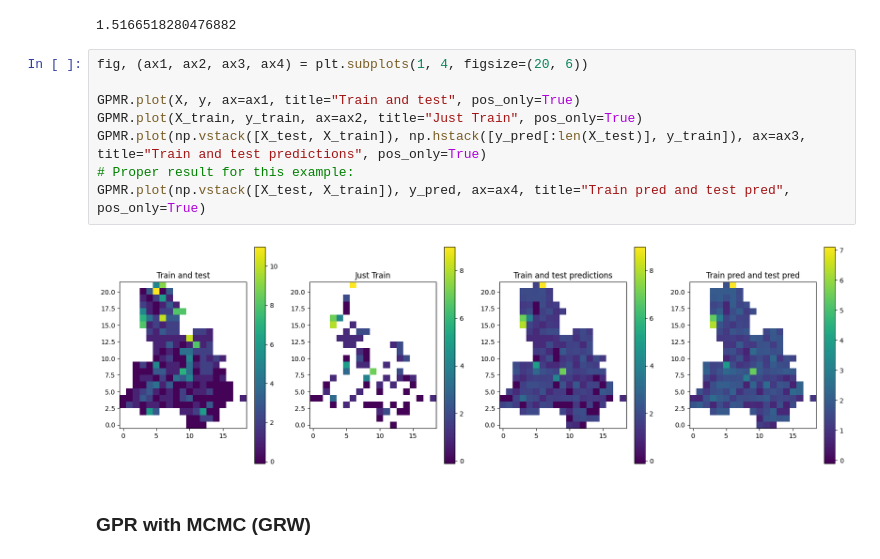
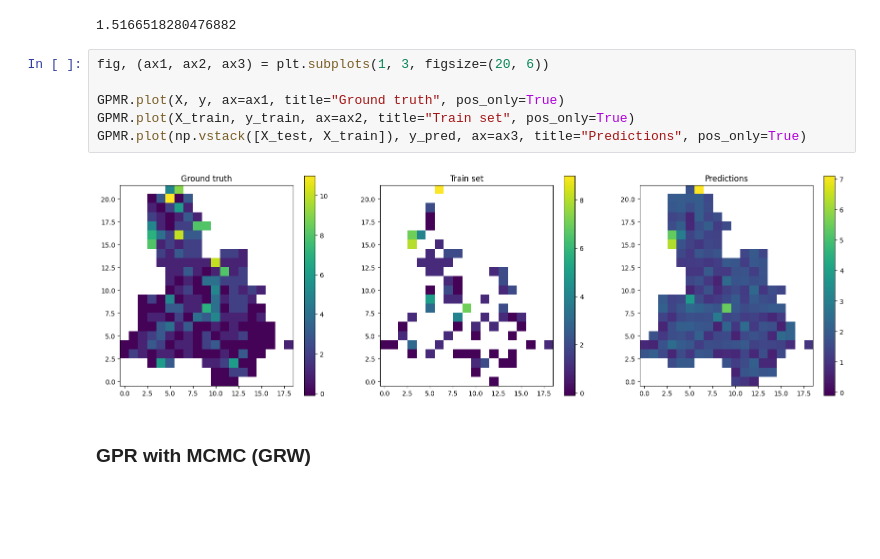
Before and after one commit to Andrewwango/gpr-mcmc, a Jupyter notebook: demo.ipynb, the cells around one changed output. Saved outputs shown, nothing was run; the diff lists cells and outputs as text; blank space fills up the shorter version.

```diff
--- a/demo.ipynb
+++ b/demo.ipynb
@@ -40,15 +50,13 @@ gpmr.score(X_test, y_test, method="mae")
 # %% [output]
 1.5166518280476882
 # %%
-fig, (ax1, ax2, ax3, ax4) = plt.subplots(1, 4, figsize=(20, 6))
+fig, (ax1, ax2, ax3) = plt.subplots(1, 3, figsize=(20, 6))
 
-GPMR.plot(X, y, ax=ax1, title="Train and test", pos_only=True)
-GPMR.plot(X_train, y_train, ax=ax2, title="Just Train", pos_only=True)
-GPMR.plot(np.vstack([X_test, X_train]), np.hstack([y_pred[:len(X_test)], y_train]), ax=ax3, title="Train and test predictions", pos_only=True)
-# Proper result for this example:
-GPMR.plot(np.vstack([X_test, X_train]), y_pred, ax=ax4, title="Train pred and test pred", pos_only=True)
+GPMR.plot(X, y, ax=ax1, title="Ground truth", pos_only=True)
+GPMR.plot(X_train, y_train, ax=ax2, title="Train set", pos_only=True)
+GPMR.plot(np.vstack([X_test, X_train]), y_pred, ax=ax3, title="Predictions", pos_only=True)
 # %% [output]
-[figure, old version]
+[figure, new version]
 # %% [markdown]
 ### GPR with MCMC (GRW)
 # %%
```
Also changed, not shown: parts of 9 cells of this notebook, 6 other files.
